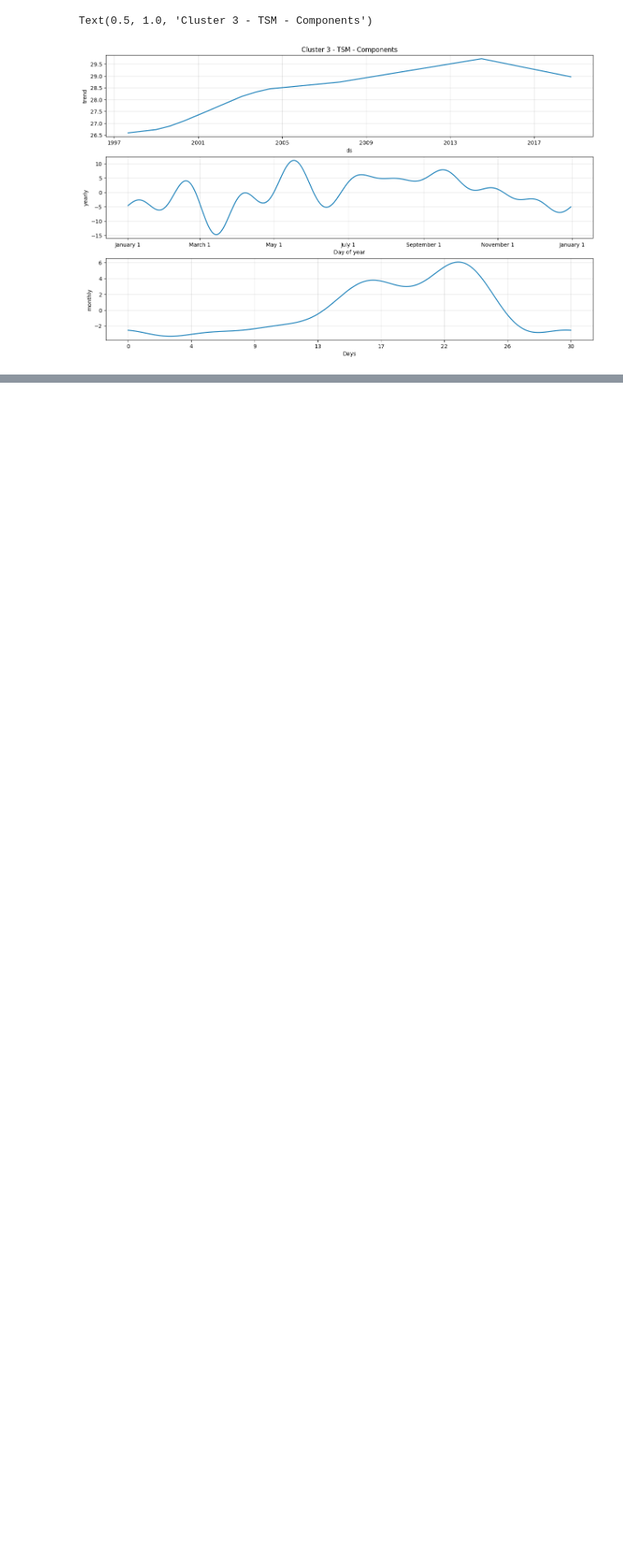
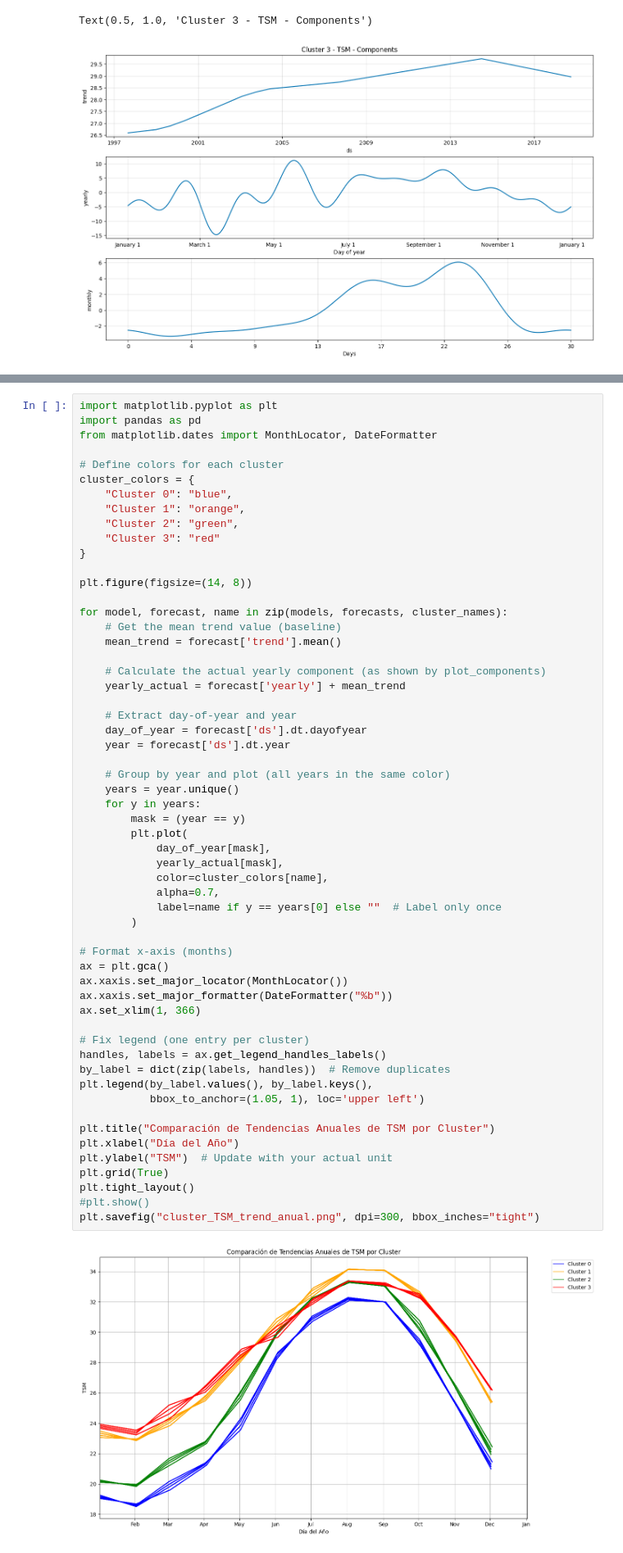
Before and after one commit to tukey-stans/ae-oceanografia-golfo-cali, a Jupyter notebook: notebooks/MACS/MACS_time_series.ipynb, the cells around one changed output, grey strips where cells are left out. Shown at 82% size. Drawn from its saved outputs; the diff is of its cells as text; blank space fills up the shorter version.

```diff
--- a/notebooks/MACS/MACS_time_series.ipynb
+++ b/notebooks/MACS/MACS_time_series.ipynb
@@ -339,0 +387,59 @@ Text(0.5, 1.0, 'Cluster 3 - TSM - Components')
+# %%
+import matplotlib.pyplot as plt
+import pandas as pd
+from matplotlib.dates import MonthLocator, DateFormatter
+
+# Define colors for each cluster
+cluster_colors = {
+    "Cluster 0": "blue",
+    "Cluster 1": "orange",
+    "Cluster 2": "green",
+    "Cluster 3": "red"
+}
+
+plt.figure(figsize=(14, 8))
+
+for model, forecast, name in zip(models, forecasts, cluster_names):
+    # Get the mean trend value (baseline)
+    mean_trend = forecast['trend'].mean()
+
+    # Calculate the actual yearly component (as shown by plot_components)
+    yearly_actual = forecast['yearly'] + mean_trend
+
+    # Extract day-of-year and year
+    day_of_year = forecast['ds'].dt.dayofyear
+    year = forecast['ds'].dt.year
+
+    # Group by year and plot (all years in the same color)
+    years = year.unique()
+    for y in years:
+        mask = (year == y)
+        plt.plot(
+            day_of_year[mask],
+            yearly_actual[mask],
+            color=cluster_colors[name],
+            alpha=0.7,
+            label=name if y == years[0] else ""  # Label only once
+        )
+
+# Format x-axis (months)
+ax = plt.gca()
+ax.xaxis.set_major_locator(MonthLocator())
+ax.xaxis.set_major_formatter(DateFormatter("%b"))
+ax.set_xlim(1, 366)
+
+# Fix legend (one entry per cluster)
+handles, labels = ax.get_legend_handles_labels()
+by_label = dict(zip(labels, handles))  # Remove duplicates
+plt.legend(by_label.values(), by_label.keys(),
+           bbox_to_anchor=(1.05, 1), loc='upper left')
+
+plt.title("Comparación de Tendencias Anuales de TSM por Cluster")
+plt.xlabel("Día del Año")
+plt.ylabel("TSM")  # Update with your actual unit
+plt.grid(True)
+plt.tight_layout()
+#plt.show()
+plt.savefig("cluster_TSM_trend_anual.png", dpi=300, bbox_inches="tight")
+# %% [output]
+[figure, added]
```
Also changed, not shown: parts of 11 cells of this notebook, 15 other files.
